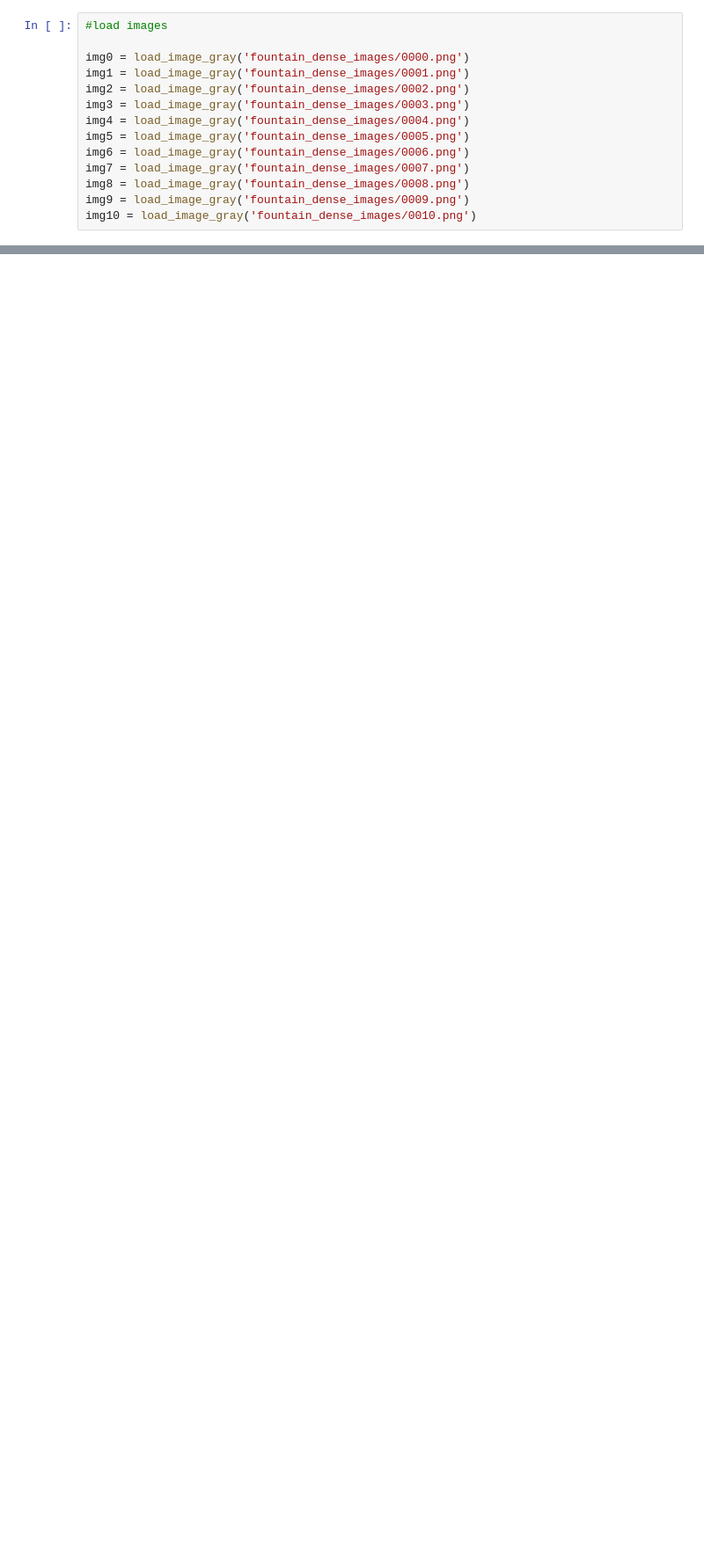
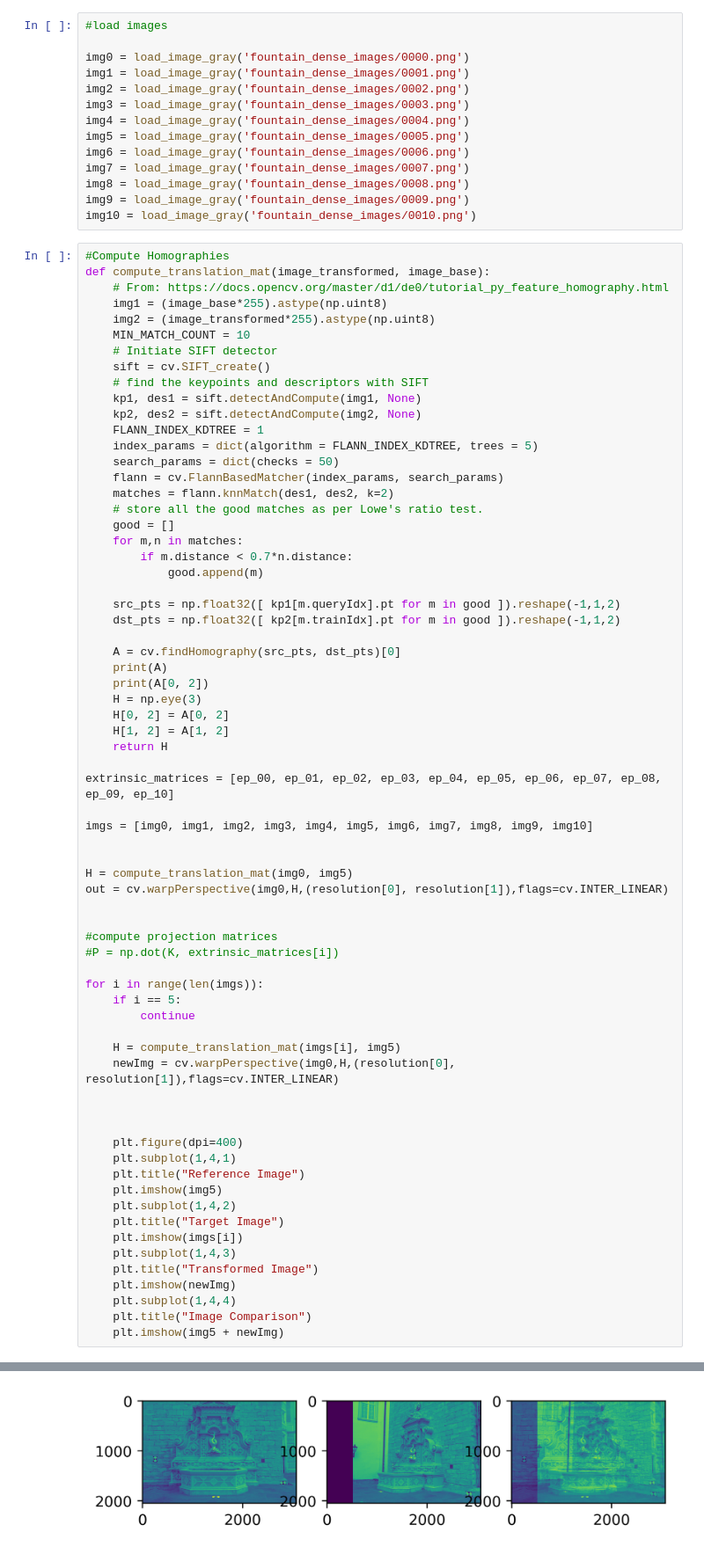
Before and after one commit to uhseam/CS482-Final, a Jupyter notebook: main.ipynb, the cells around one changed output, grey strips where cells are left out. Shown at 88% size. Cells and saved outputs as stored; diff of their text form; blank space fills up the shorter version.

```diff
--- a/main.ipynb
+++ b/main.ipynb
@@ -204,3 +207,72 @@ img7 = load_image_gray('fountain_dense_images/0007.png')
 img8 = load_image_gray('fountain_dense_images/0008.png')
 img9 = load_image_gray('fountain_dense_images/0009.png')
 img10 = load_image_gray('fountain_dense_images/0010.png')
+# %%
+#Compute Homographies
+def compute_translation_mat(image_transformed, image_base):
+    # From: https://docs.opencv.org/master/d1/de0/tutorial_py_feature_homography.html
+    img1 = (image_base*255).astype(np.uint8)
+    img2 = (image_transformed*255).astype(np.uint8)
+    MIN_MATCH_COUNT = 10
+    # Initiate SIFT detector
+    sift = cv.SIFT_create()
+    # find the keypoints and descriptors with SIFT
+    kp1, des1 = sift.detectAndCompute(img1, None)
+    kp2, des2 = sift.detectAndCompute(img2, None)
+    FLANN_INDEX_KDTREE = 1
+    index_params = dict(algorithm = FLANN_INDEX_KDTREE, trees = 5)
+    search_params = dict(checks = 50)
+    flann = cv.FlannBasedMatcher(index_params, search_params)
+    matches = flann.knnMatch(des1, des2, k=2)
+    # store all the good matches as per Lowe's ratio test.
+    good = []
+    for m,n in matches:
+        if m.distance < 0.7*n.distance:
+            good.append(m)
+
+    src_pts = np.float32([ kp1[m.queryIdx].pt for m in good ]).reshape(-1,1,2)
+    dst_pts = np.float32([ kp2[m.trainIdx].pt for m in good ]).reshape(-1,1,2)
+
+    A = cv.findHomography(src_pts, dst_pts)[0]
+    print(A)
+    print(A[0, 2])
+    H = np.eye(3)
+    H[0, 2] = A[0, 2]
+    H[1, 2] = A[1, 2]
+    return H
+
+extrinsic_matrices = [ep_00, ep_01, ep_02, ep_03, ep_04, ep_05, ep_06, ep_07, ep_08, ep_09, ep_10]
+
+imgs = [img0, img1, img2, img3, img4, img5, img6, img7, img8, img9, img10]
+
+
+H = compute_translation_mat(img0, img5)
+out = cv.warpPerspective(img0,H,(resolution[0], resolution[1]),flags=cv.INTER_LINEAR)
+
+
+#compute projection matrices
+#P = np.dot(K, extrinsic_matrices[i])
+
+for i in range(len(imgs)):
+    if i == 5:
+        continue
+
+    H = compute_translation_mat(imgs[i], img5)
+    newImg = cv.warpPerspective(img0,H,(resolution[0], resolution[1]),flags=cv.INTER_LINEAR)
+
+
+
+    plt.figure(dpi=400)
+    plt.subplot(1,4,1)
+    plt.title("Reference Image")
+    plt.imshow(img5)
+    plt.subplot(1,4,2)
+    plt.title("Target Image")
+    plt.imshow(imgs[i])
+    plt.subplot(1,4,3)
+    plt.title("Transformed Image")
+    plt.imshow(newImg)
+    plt.subplot(1,4,4)
+    plt.title("Image Comparison")
+    plt.imshow(img5 + newImg)
+# %% [output]
@@ -206,0 +284 @@ img10 = load_image_gray('fountain_dense_images/0010.png')
+[figure, added]
```
Also changed, not shown: parts of 3 cells of this notebook.
